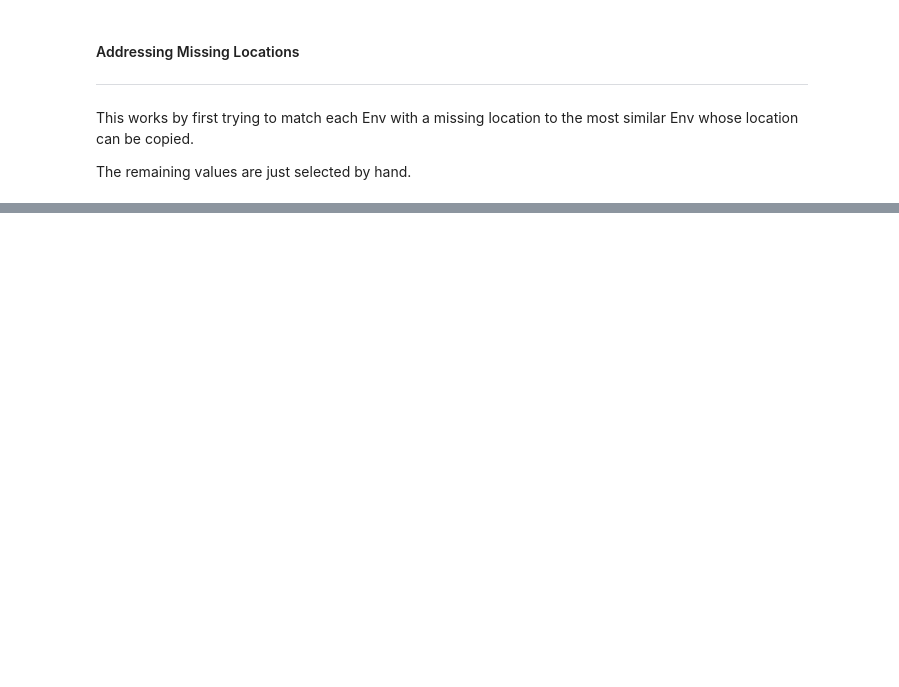
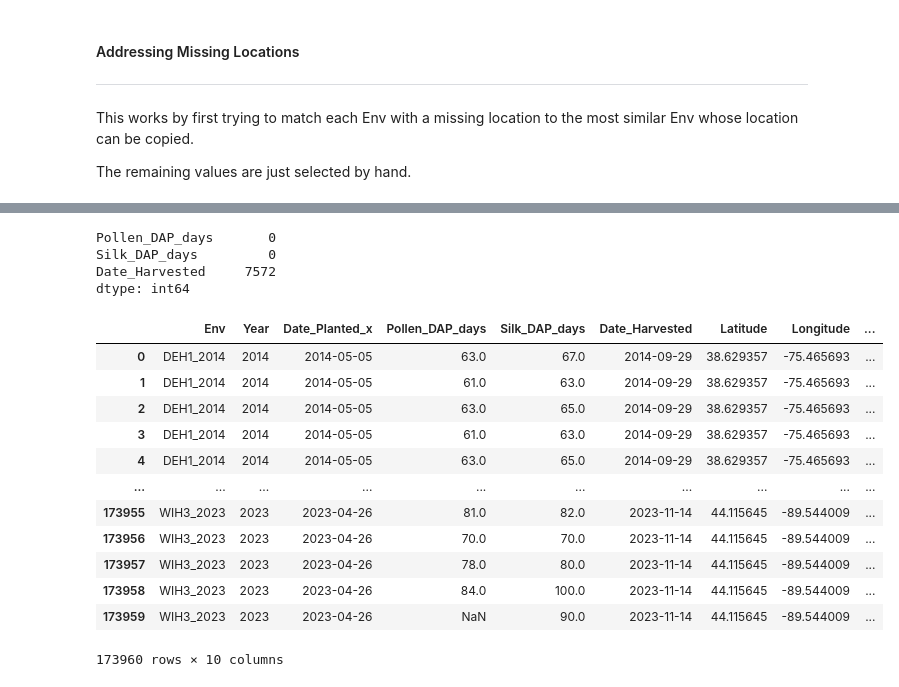
Before and after one commit to irischow403/UIUCDigitalHand, a Jupyter notebook: data_cleaning/test_nb.ipynb, the cells around one changed output, grey strips where cells are left out. Cells and saved outputs as stored; diff of their text form; code cells hidden in the pictures; blank space fills up the shorter version.

```diff
--- a/data_cleaning/test_nb.ipynb
+++ b/data_cleaning/test_nb.ipynb
@@ -153,0 +206,54 @@ et_input
+# %%
+# Find the best values for these columns to fill in gaps by copying over valuse from the most similar trial(s)
+per_env = et_input.groupby(['Field_Location', 'Env']).agg({
+    'Date_Planted': lambda x: x.mode().min(),
+    'Pollen_DAP_days': lambda x: x.mode().min(),
+    'Silk_DAP_days': lambda x: x.mode().min(),
+    'Date_Harvested': lambda x: x.mode().min()
+}).reset_index()
+
+
+# Backup values to fill in the ones that are still missing after grouping by Env
+per_floc = trait_data.groupby('Field_Location').agg({
+    'Pollen_DAP_days': lambda x: x.mode().min(),
+    'Silk_DAP_days': lambda x: x.mode().min(),
+    'Date_Harvested': lambda x: x.mode().min()
+})
+
+test = per_env.merge(per_floc, on='Field_Location', how='left')
+
+merge_cols = ['Pollen_DAP_days', 'Silk_DAP_days', 'Date_Harvested']
+for col in merge_cols:
+    test[col] = test[f'{col}_x'].fillna(test[f'{col}_y'])
+    test = test.drop(columns=[f'{col}_x', f'{col}_y'])
+
+# per_env
+# per_floc
+# et_input['Date_Planted'] = et_input['Date_Planted'].fillna(et_input.merge(plantings, on='Env', how='left')['Date_Planted_y'])
+# test
+# %% [output]
+Pollen_DAP_days       0
+Silk_DAP_days         0
+Date_Harvested     7572
+dtype: int64
+# %%
+# Consider trying to fill in planting/harvest dates by looking at the other crops in the same plot/experiment/year
+planting_dates = et_input[['Env', 'Date_Planted']].drop_duplicates(subset='Env', keep='first').reset_index(drop=True)
+
+aligned_planting_dates = et_input.merge(planting_dates, on='Env', how='left')
+
+aligned_planting_dates
+# %% [output]
+|  | Env | Year | Date_Planted_x | Pollen_DAP_days | Silk_DAP_days | Date_Harvested | Latitude | Longitude | ... |
+| 0 | DEH1_2014 | 2014 | 2014-05-05 | 63.0 | 67.0 | 2014-09-29 | 38.629357 | -75.465693 | ... |
+| 1 | DEH1_2014 | 2014 | 2014-05-05 | 61.0 | 63.0 | 2014-09-29 | 38.629357 | -75.465693 | ... |
+| 2 | DEH1_2014 | 2014 | 2014-05-05 | 63.0 | 65.0 | 2014-09-29 | 38.629357 | -75.465693 | ... |
+| 3 | DEH1_2014 | 2014 | 2014-05-05 | 61.0 | 63.0 | 2014-09-29 | 38.629357 | -75.465693 | ... |
+| 4 | DEH1_2014 | 2014 | 2014-05-05 | 63.0 | 65.0 | 2014-09-29 | 38.629357 | -75.465693 | ... |
+| ... | ... | ... | ... | ... | ... | ... | ... | ... | ... |
+| 173955 | WIH3_2023 | 2023 | 2023-04-26 | 81.0 | 82.0 | 2023-11-14 | 44.115645 | -89.544009 | ... |
+| 173956 | WIH3_2023 | 2023 | 2023-04-26 | 70.0 | 70.0 | 2023-11-14 | 44.115645 | -89.544009 | ... |
+| 173957 | WIH3_2023 | 2023 | 2023-04-26 | 78.0 | 80.0 | 2023-11-14 | 44.115645 | -89.544009 | ... |
+| 173958 | WIH3_2023 | 2023 | 2023-04-26 | 84.0 | 100.0 | 2023-11-14 | 44.115645 | -89.544009 | ... |
+| 173959 | WIH3_2023 | 2023 | 2023-04-26 | NaN | 90.0 | 2023-11-14 | 44.115645 | -89.544009 | ... |
+173960 rows × 10 columns
```
Also changed, not shown: parts of 14 cells of this notebook.
